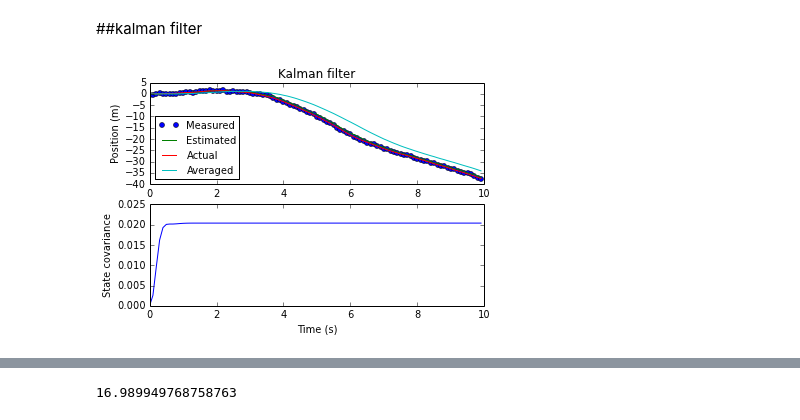
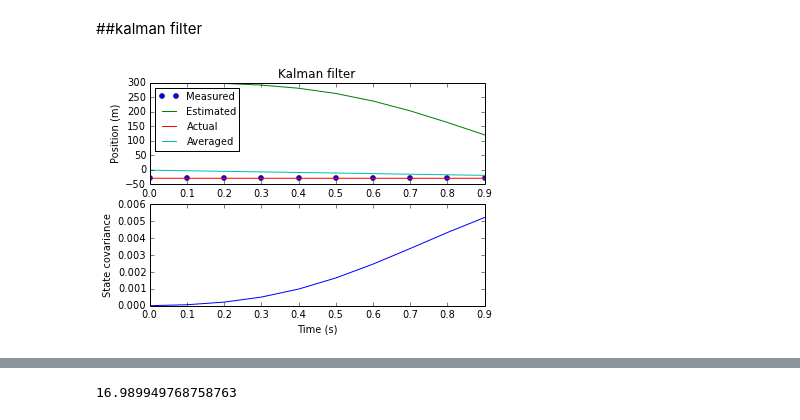
Before and after one commit to haojian/python_notebooks, a Jupyter notebook: Kalman filter.ipynb, the cells around one changed output, grey strips where cells are left out. Drawn from its saved outputs; the diff is of its cells as text; code cells hidden in the pictures.

```diff
--- a/Kalman filter.ipynb
+++ b/Kalman filter.ipynb
@@ -219,13 +220,15 @@ sigma_a = 0.5
 sigma_z = 0.2
 
 # State vector: [p_x, p_y, p_z, v_x, v_y, v_z]^T
-X = matrix([[0.0], [0.0], [0.0], [0.0], [0.0], [0.0]])
+X = matrix([[100.0], [200.0], [300.0], [0.0], [0.0], [0.0]])
 # Initial state covariance
 P = diag((0.0, 0.0, 0.0, 0.0, 0.0, 0.0))
+# P = diag((1000.0, 1000.0, 1000.0, 1000.0, 1000.0, 1000.0))
+
 # State transition model
 A = matrix([[1, 0, 0, dt, 0, 0], [0, 1, 0, 0, dt, 0], [0, 0, 1, 0, 0, dt], [0, 0, 0, 1, 0, 0], [0, 0, 0, 0, 1, 0], [0, 0, 0, 0, 0, 1]])
 # B: Control-input model
-B = matrix([[(dt ** 2) / 2, 0, 0], [0, (dt ** 2)/2, 0], [0, 0, (dt ** 2)/2], [1, 0, 0], [0, 1, 0], [0, 0, 1]])
+B = matrix([[(dt ** 2) / 2, 0, 0], [0, (dt ** 2)/2, 0], [0, 0, (dt ** 2)/2], [dt, 0, 0], [0, dt, 0], [0, 0, dt]])
 # U: Control-input term: u_k = [a_x, a_y, a_z]^T
 U = matrix([[0.0], [0.0], [0.0]])
 
@@ -244,7 +247,8 @@ Q = B * R_v * B.T
 kf = KalmanFilter(X, P, A, B, U, Q, Z, H, R)
 
 # Set the actual position equal to the starting position
-POS = X
+# POS = X
+POS = matrix([[-10.0], [-20.0], [-30.0], [0.0], [0.0], [0.0]])
 
 # Create log for generating plots
 log = Logger()
@@ -259,7 +263,7 @@ log.new_log('moving average')
 moving_avg = MovingAverage(15)
 
 # Number of iterations to perform
-iterations = 100
+iterations = 10
 
 for i in range(0, iterations):
     # Generate a random acceleration
@@ -271,7 +275,9 @@ for i in range(0, iterations):
     # Update the actual position
     POS = A * POS + B * U + w
     # Synthesise a new noisy measurement distributed around the real position
-    Z = matrix([[random.normal(POS[0, 0], sigma_z)], [random.normal(POS[1, 0], sigma_z)], [random.normal(POS[2, 0], sigma_z)]])
+#     Z = matrix([[random.normal(POS[0, 0], sigma_z)], [random.normal(POS[1, 0], sigma_z)], [random.normal(POS[2, 0], sigma_z)]])
+    Z = matrix([[POS[0, 0]], [POS[1, 0]], [POS[2, 0]]])
+
 
     # POS_X
     # # Update the moving average with the latest measured position
@@ -283,31 +289,31 @@ for i in range(0, iterations):
     # log.log('time', i * dt)
     # log.log('covariance', P[0, 0])
     # log.log('moving average', moving_avg.getAvg())
 
     # POS_Y
     # # Update the moving average with the latest measured position
     # moving_avg.update(Z[1, 0])
     # # Update the log for plotting later
     # log.log('measurement', Z[1, 0])
     # log.log('estimate', X[1, 0])
     # log.log('actual', POS[1, 0])
     # log.log('time', i * dt)
     # log.log('covariance', P[1, 1])
     # log.log('moving average', moving_avg.getAvg())
 
     # POS_Z
     # Update the moving average with the latest measured position
     moving_avg.update(Z[2, 0])
     # Update the log for plotting later
     log.log('measurement', Z[2, 0])
     log.log('estimate', X[2, 0])
     log.log('actual', POS[2, 0])
     log.log('time', i * dt)
     log.log('covariance', P[2, 2])
     log.log('moving average', moving_avg.getAvg())
 
 # Plot the system behaviour
 plotter = KalmanPlotter()
 plotter.plot_kalman_data(log)
 # %% [output]
-[figure, old version]
+[figure, new version]
```
Also changed, not shown: parts of 4 cells of this notebook, 4 other files.
